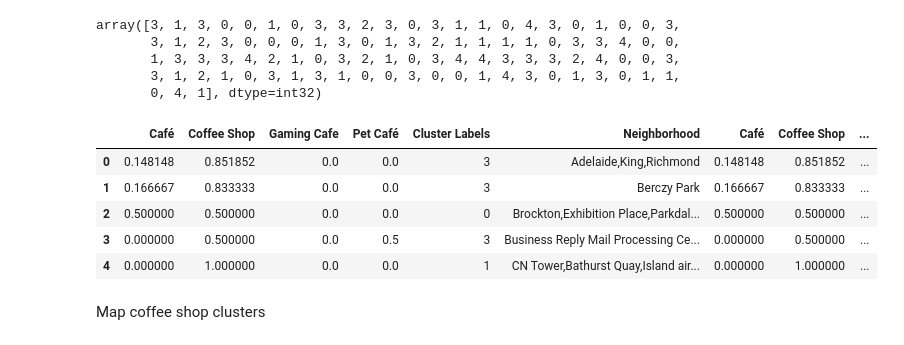
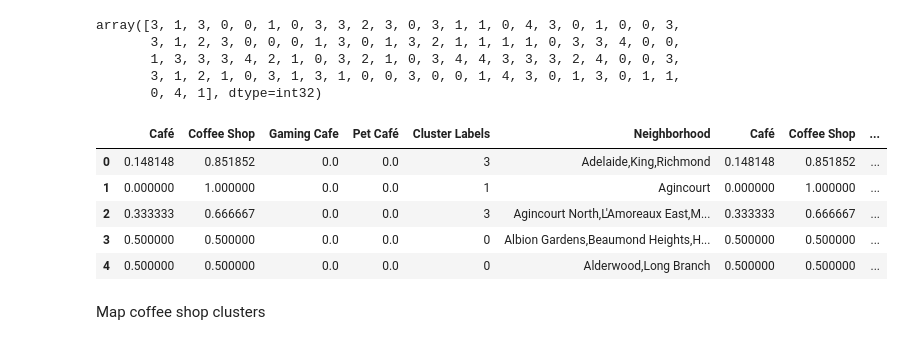
Before and after one commit to dkhlv/Coursera_Capstone, a Jupyter notebook: Capstone-Project/coffee-shop-comparison.ipynb, the cells around one changed output. Cells and saved outputs as stored; diff of their text form; code cells hidden in the pictures.

```diff
--- a/Capstone-Project/coffee-shop-comparison.ipynb
+++ b/Capstone-Project/coffee-shop-comparison.ipynb
@@ -246,7 +237,7 @@ vancouver_map
 # %%
 CLIENT_ID = '' # your Foursquare ID
 CLIENT_SECRET = '' # your Foursquare Secret
-VERSION = '20190929' # Foursquare API version
+VERSION = '20190930' # Foursquare API version
 # %% [markdown]
 ### Find all coffee shops in Toronto by neighborhood
 # %%
@@ -509,17 +502,17 @@ array([3, 1, 3, 0, 0, 1, 0, 3, 3, 2, 3, 0, 3, 1, 1, 0, 4, 3, 0, 1, 0, 0, 3,
 # %%
 toronto_grouped.insert(0, 'Cluster Labels', kmeans.labels_)
 toronto_merged = toronto_grouped_clustering
 toronto_merged = pd.concat([toronto_merged, toronto_grouped], axis=1)
 toronto_merged2 = toronto_merged.drop([toronto_merged.columns[2]] ,  axis='columns')
-toronto_merged2 = toronto_merged2.merge(toronto_data, on='Neighborhood')
+toronto_merged2 = toronto_merged2.merge(df_tor, on='Neighborhood')
 toronto_merged2.head()
 # %% [output]
 |  | Café | Coffee Shop | Gaming Cafe | Pet Café | Cluster Labels | Neighborhood | Café | Coffee Shop | ... |
 | 0 | 0.148148 | 0.851852 | 0.0 | 0.0 | 3 | Adelaide,King,Richmond | 0.148148 | 0.851852 | ... |
-| 1 | 0.166667 | 0.833333 | 0.0 | 0.0 | 3 | Berczy Park | 0.166667 | 0.833333 | ... |
-| 2 | 0.500000 | 0.500000 | 0.0 | 0.0 | 0 | Brockton,Exhibition Place,Parkdal... | 0.500000 | 0.500000 | ... |
-| 3 | 0.000000 | 0.500000 | 0.0 | 0.5 | 3 | Business Reply Mail Processing Ce... | 0.000000 | 0.500000 | ... |
-| 4 | 0.000000 | 1.000000 | 0.0 | 0.0 | 1 | CN Tower,Bathurst Quay,Island air... | 0.000000 | 1.000000 | ... |
+| 1 | 0.000000 | 1.000000 | 0.0 | 0.0 | 1 | Agincourt | 0.000000 | 1.000000 | ... |
+| 2 | 0.333333 | 0.666667 | 0.0 | 0.0 | 3 | Agincourt North,L'Amoreaux East,M... | 0.333333 | 0.666667 | ... |
+| 3 | 0.500000 | 0.500000 | 0.0 | 0.0 | 0 | Albion Gardens,Beaumond Heights,H... | 0.500000 | 0.500000 | ... |
+| 4 | 0.500000 | 0.500000 | 0.0 | 0.0 | 0 | Alderwood,Long Branch | 0.500000 | 0.500000 | ... |
 # %% [markdown]
 Map coffee shop clusters
 # %%
```
Also changed, not shown: parts of 8 cells of this notebook.
